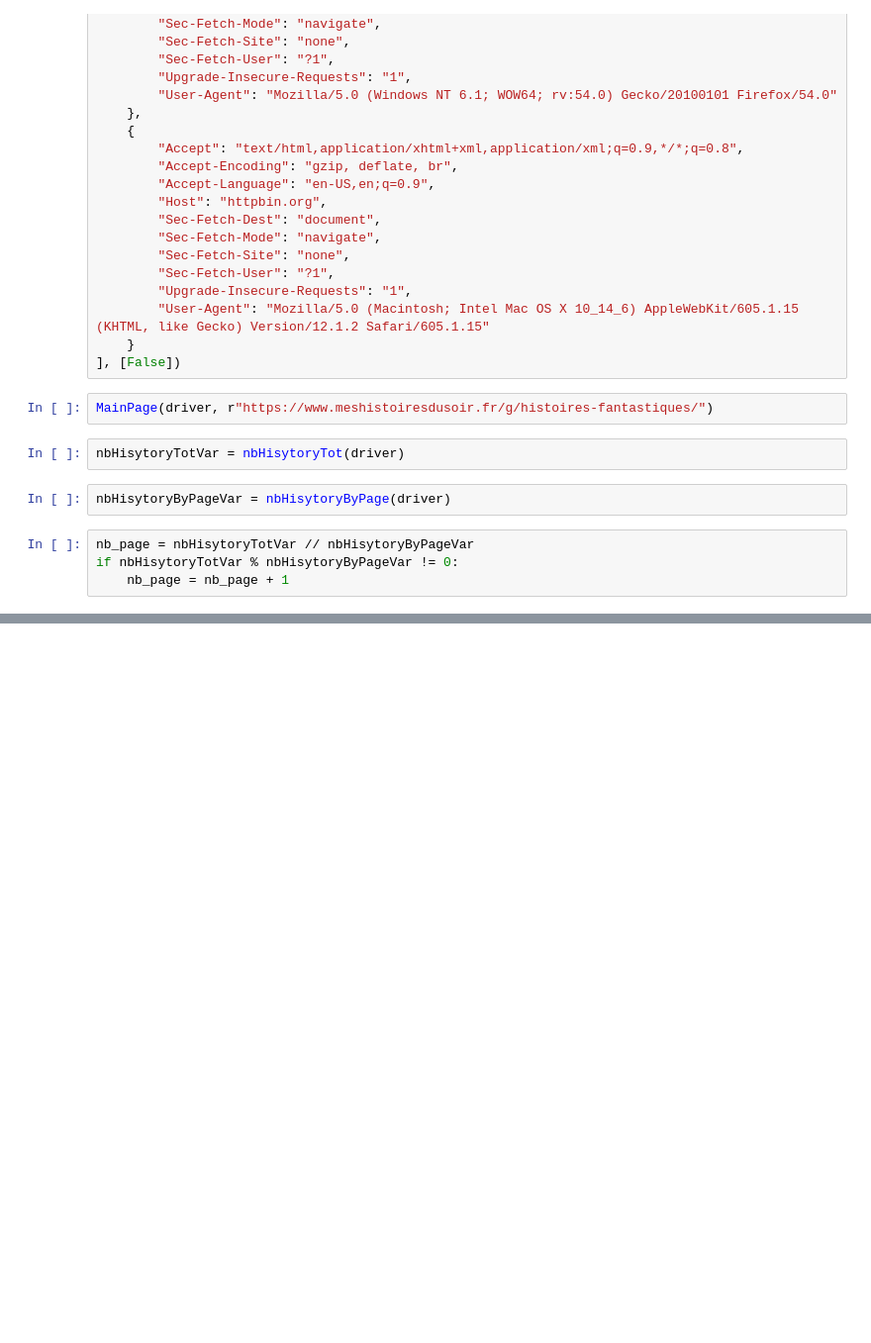
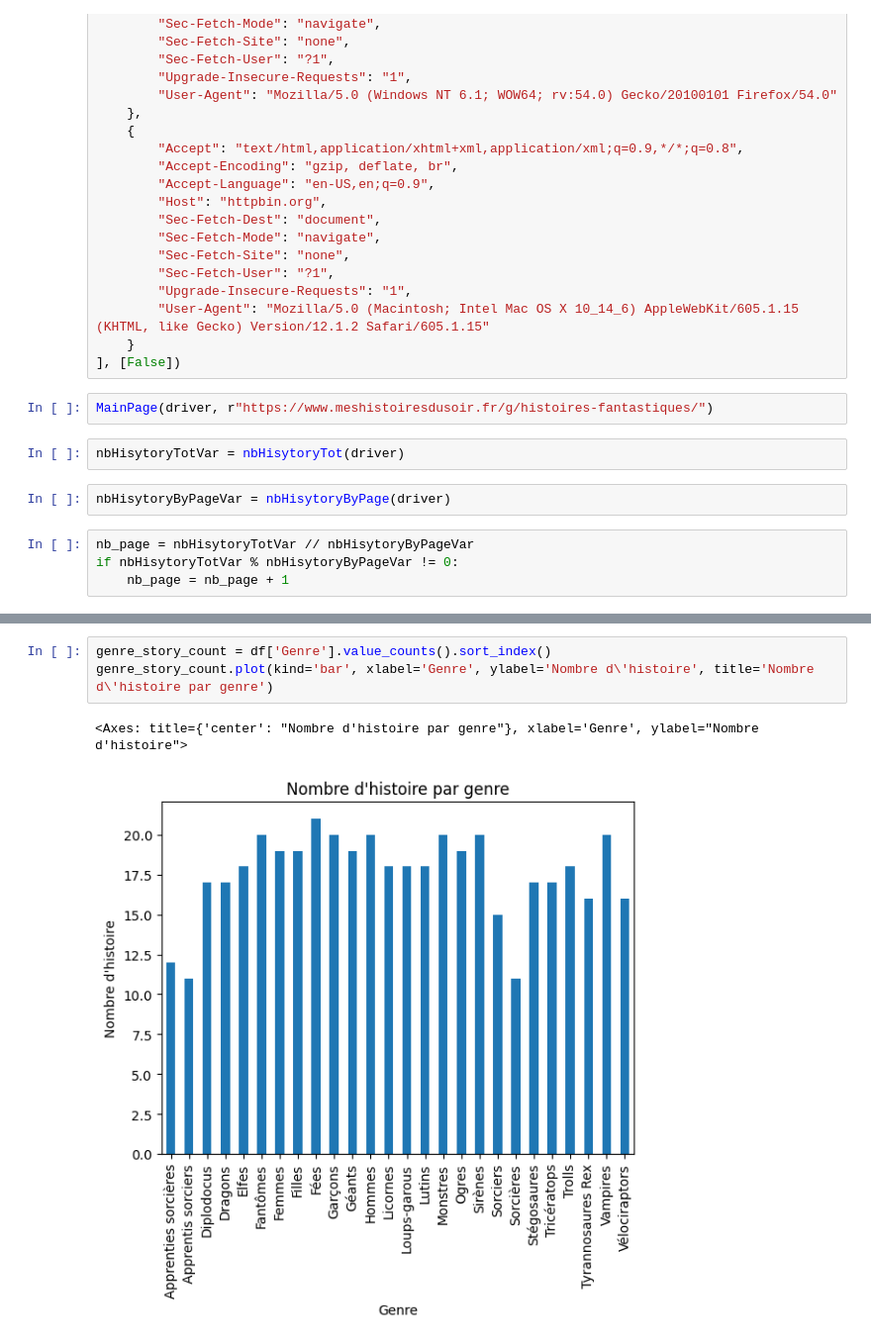
Before and after one commit to bertreux/M1_PYTHON-_WEBSCRAPPING, a Jupyter notebook: eval/selenium_scrapping_meshistoiresdusoir.ipynb, the cells around one changed output, grey strips where cells are left out. Shown at 99% size. Cells and saved outputs as stored; diff of their text form; blank space fills up the shorter version.

```diff
--- a/eval/selenium_scrapping_meshistoiresdusoir.ipynb
+++ b/eval/selenium_scrapping_meshistoiresdusoir.ipynb
@@ -296,0 +283,6 @@ story
+# %%
+genre_story_count = df['Genre'].value_counts().sort_index()
+genre_story_count.plot(kind='bar', xlabel='Genre', ylabel='Nombre d\'histoire', title='Nombre d\'histoire par genre')
+# %% [output]
+<Axes: title={'center': "Nombre d'histoire par genre"}, xlabel='Genre', ylabel="Nombre d'histoire">
+[figure, added]
```
Also changed, not shown: parts of 7 cells of this notebook, 1 other file.
